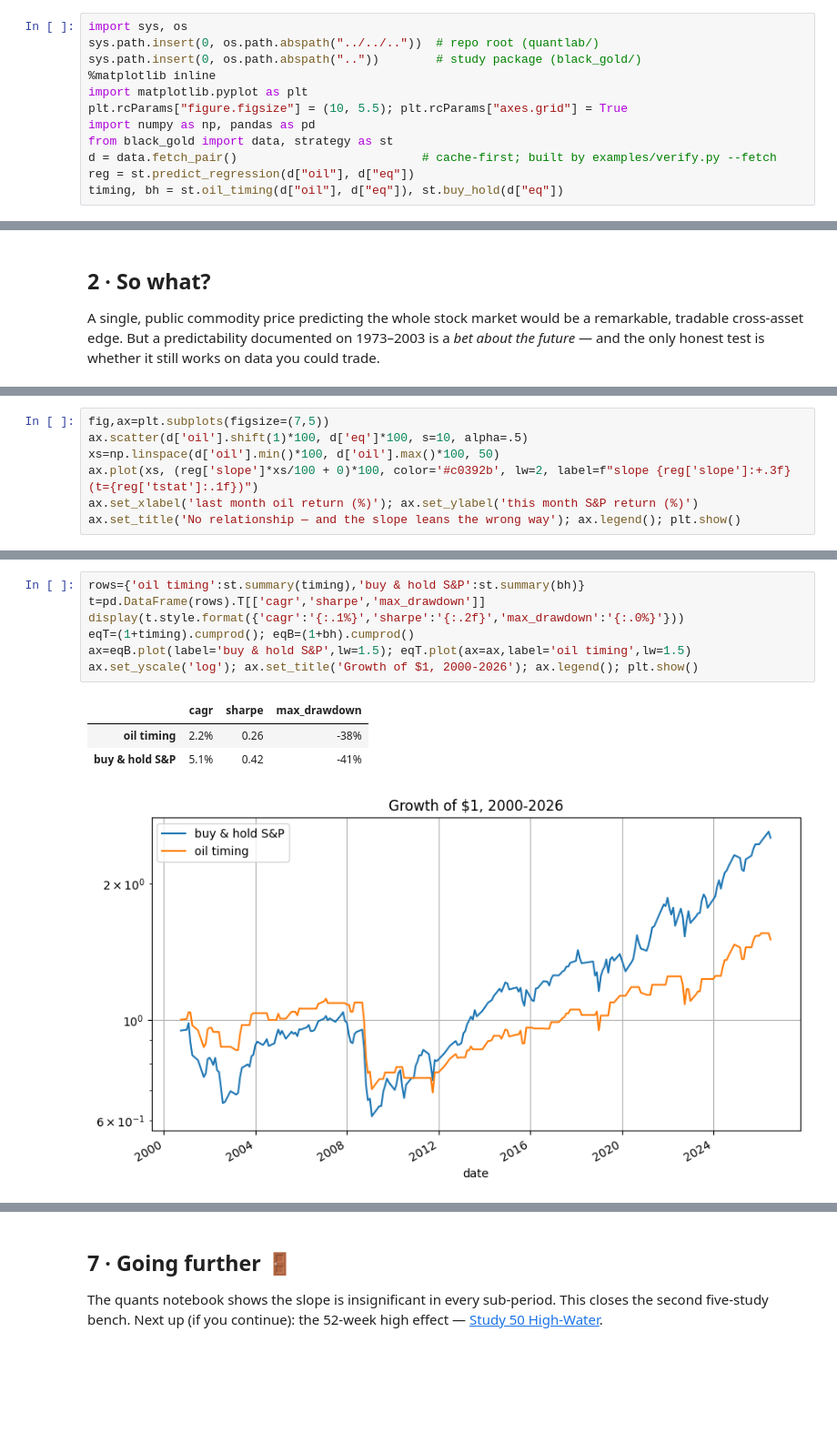
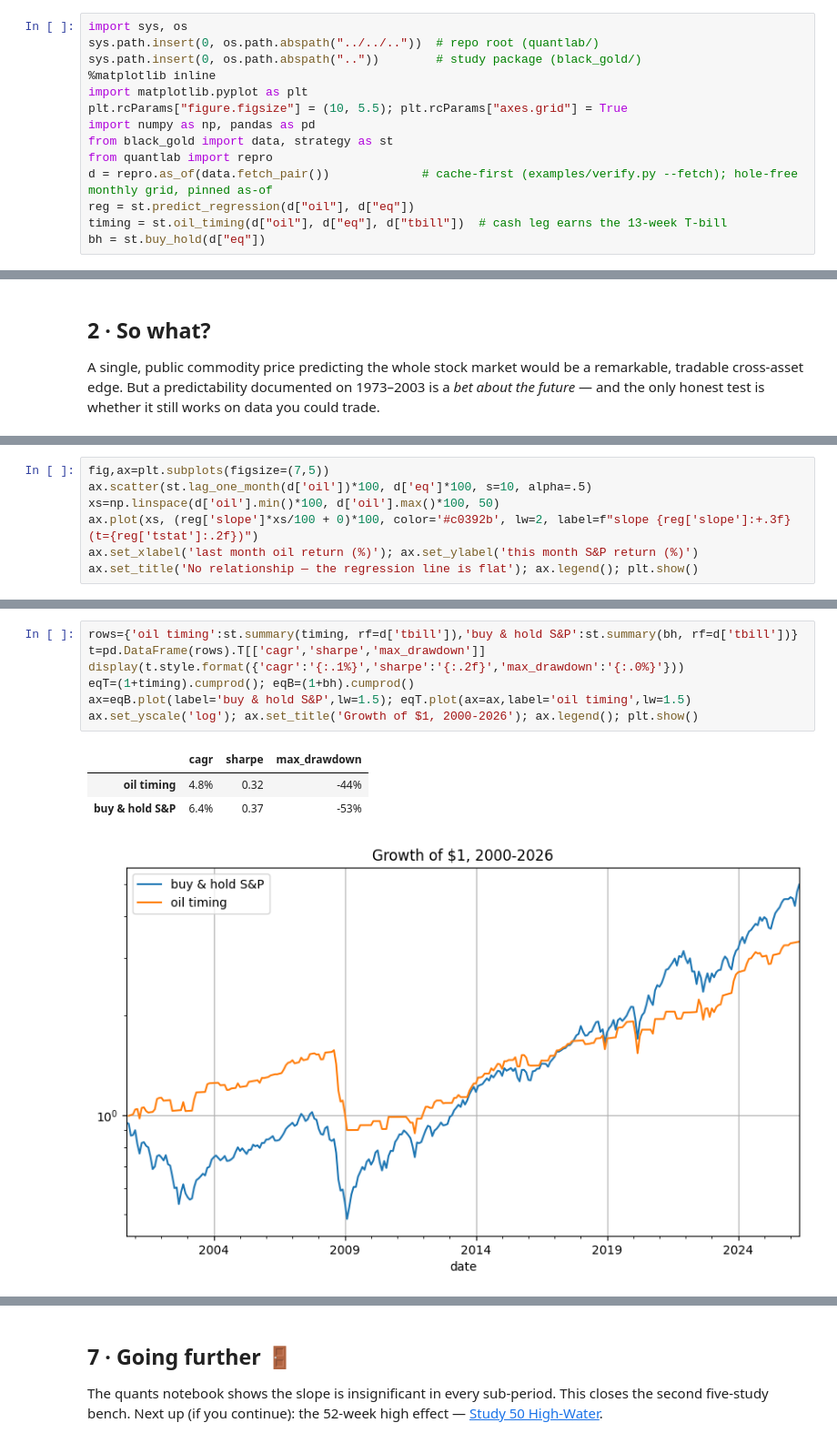
Before and after one commit to Guillain-RDCDE/Open-Alpha-Lab, a Jupyter notebook: studies/49-black-gold/notebooks/01_for_the_curious.ipynb, the cells around one changed output, grey strips where cells are left out. Shown at 91% size. Drawn from its saved outputs; the diff is of its cells as text; blank space fills up the shorter version.

Commit message:
Restate Study 49 - rebuild the oil tape daily-to-monthly (29 percent of months were silently missing)

```diff
--- a/studies/49-black-gold/notebooks/01_for_the_curious.ipynb
+++ b/studies/49-black-gold/notebooks/01_for_the_curious.ipynb
@@ -20,9 +20,11 @@ import matplotlib.pyplot as plt
 plt.rcParams["figure.figsize"] = (10, 5.5); plt.rcParams["axes.grid"] = True
 import numpy as np, pandas as pd
 from black_gold import data, strategy as st
-d = data.fetch_pair()                          # cache-first; built by examples/verify.py --fetch
+from quantlab import repro
+d = repro.as_of(data.fetch_pair())             # cache-first (examples/verify.py --fetch); hole-free monthly grid, pinned as-of
 reg = st.predict_regression(d["oil"], d["eq"])
-timing, bh = st.oil_timing(d["oil"], d["eq"]), st.buy_hold(d["eq"])
+timing = st.oil_timing(d["oil"], d["eq"], d["tbill"])  # cash leg earns the 13-week T-bill
+bh = st.buy_hold(d["eq"])
 # %% [markdown]
 ## The answer first 🎯
 
@@ -46,8 +48,8 @@ Regress this month's S&P return on last month's oil return (is the slope negativ
 # %%
 fig,ax=plt.subplots(figsize=(7,5))
-ax.scatter(d['oil'].shift(1)*100, d['eq']*100, s=10, alpha=.5)
+ax.scatter(st.lag_one_month(d['oil'])*100, d['eq']*100, s=10, alpha=.5)
 xs=np.linspace(d['oil'].min()*100, d['oil'].max()*100, 50)
-ax.plot(xs, (reg['slope']*xs/100 + 0)*100, color='#c0392b', lw=2, label=f"slope {reg['slope']:+.3f} (t={reg['tstat']:.1f})")
+ax.plot(xs, (reg['slope']*xs/100 + 0)*100, color='#c0392b', lw=2, label=f"slope {reg['slope']:+.3f} (t={reg['tstat']:.2f})")
 ax.set_xlabel('last month oil return (%)'); ax.set_ylabel('this month S&P return (%)')
-ax.set_title('No relationship — and the slope leans the wrong way'); ax.legend(); plt.show()
+ax.set_title('No relationship — the regression line is flat'); ax.legend(); plt.show()
 # %% [output]
@@ -59,13 +61,13 @@ The scatter is a cloud. The timing rule, holding cash whenever oil rose, simply
 # %%
-rows={'oil timing':st.summary(timing),'buy & hold S&P':st.summary(bh)}
+rows={'oil timing':st.summary(timing, rf=d['tbill']),'buy & hold S&P':st.summary(bh, rf=d['tbill'])}
 t=pd.DataFrame(rows).T[['cagr','sharpe','max_drawdown']]
 display(t.style.format({'cagr':'{:.1%}','sharpe':'{:.2f}','max_drawdown':'{:.0%}'}))
 eqT=(1+timing).cumprod(); eqB=(1+bh).cumprod()
 ax=eqB.plot(label='buy & hold S&P',lw=1.5); eqT.plot(ax=ax,label='oil timing',lw=1.5)
 ax.set_yscale('log'); ax.set_title('Growth of $1, 2000-2026'); ax.legend(); plt.show()
 # %% [output]
 |  | cagr | sharpe | max_drawdown |
-| oil timing | 2.2% | 0.26 | -38% |
-| buy & hold S&P | 5.1% | 0.42 | -41% |
+| oil timing | 4.8% | 0.32 | -44% |
+| buy & hold S&P | 6.4% | 0.37 | -53% |
-[figure, old version]
+[figure, new version]
 # %% [markdown]
```
Also changed, not shown: parts of 8 cells of this notebook, 10 other files.
